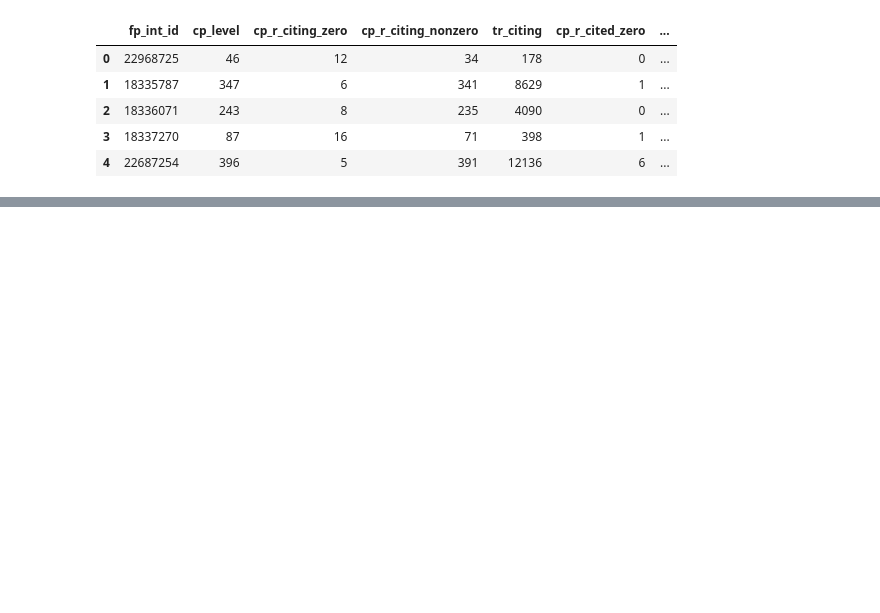
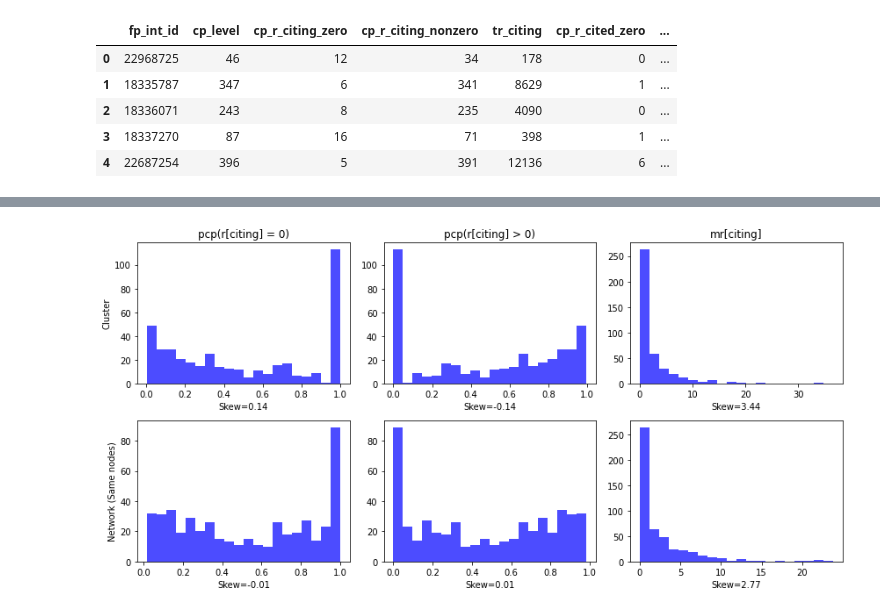
Before and after one commit to vikramr2/bdid-metrics, a Jupyter notebook: analysis/pi3k/analyze_pi3k.ipynb, the cells around one changed output, grey strips where cells are left out. Cells and saved outputs as stored; diff of their text form; code cells hidden in the pictures; blank space fills up the shorter version.

```diff
--- a/analysis/pi3k/analyze_pi3k.ipynb
+++ b/analysis/pi3k/analyze_pi3k.ipynb
@@ -149,0 +278,53 @@ pi3k_k49_bdid.head()
+# %%
+from scipy.stats import skew
+
+cluster_citing_zero_norm = (pi3k_k49_bdid['cp_r_citing_zero']/pi3k_k49_bdid['cp_level']).tolist()
+cluster_citing_nonzero_norm = (pi3k_k49_bdid['cp_r_citing_nonzero']/pi3k_k49_bdid['cp_level']).tolist()
+cluster_citing_mr = (pi3k_k49_bdid['tr_citing']/pi3k_k49_bdid['cp_level']).tolist()
+
+app1_citing_zero_norm = (app1_network['cp_r_citing_zero']/app1_network['cp_level']).tolist()
+app1_citing_nonzero_norm = (app1_network['cp_r_citing_nonzero']/app1_network['cp_level']).tolist()
+app1_citing_mr = (app1_network['tr_citing']/app1_network['cp_level']).tolist()
+
+datasets = [
+    cluster_citing_zero_norm,
+    cluster_citing_nonzero_norm,
+    cluster_citing_mr,
+    app1_citing_zero_norm,
+    app1_citing_nonzero_norm,
+    app1_citing_mr
+]
+
+replace_nan = lambda l : [x for x in l if not np.isnan(x)]
+datasets = [replace_nan(dataset) for dataset in datasets]
+
+# Create a 2x4 grid of histograms
+fig, axes = plt.subplots(nrows=2, ncols=3, figsize=(12, 6))
+
+# Flatten the 2D array of subplots into a 1D array
+axes = axes.flatten()
+
+# Plot histograms in each subplot
+for i, _ in enumerate(axes):
+    axes[i].hist(datasets[i], bins=20, color='blue', alpha=0.7)
+
+col_titles = ['pcp(r[citing] = 0)', 'pcp(r[citing] > 0)', 'mr[citing]']
+
+# Add labels and title
+for i, ax in enumerate(axes):
+    if i <= 2:
+        ax.set_title(col_titles[i])
+    if (i == 0):
+        ax.set_ylabel('Cluster')
+    elif (i == 3):
+        ax.set_ylabel('Network (Same nodes)')
+
+    ax.set_xlabel(f'Skew={round(skew(datasets[i]), 2)}')
+
+# Adjust layout for better spacing
+plt.tight_layout()
+
+# Show the plot
+plt.show()
+# %% [output]
+[figure, added]
```
Also changed, not shown: parts of 12 cells of this notebook.
